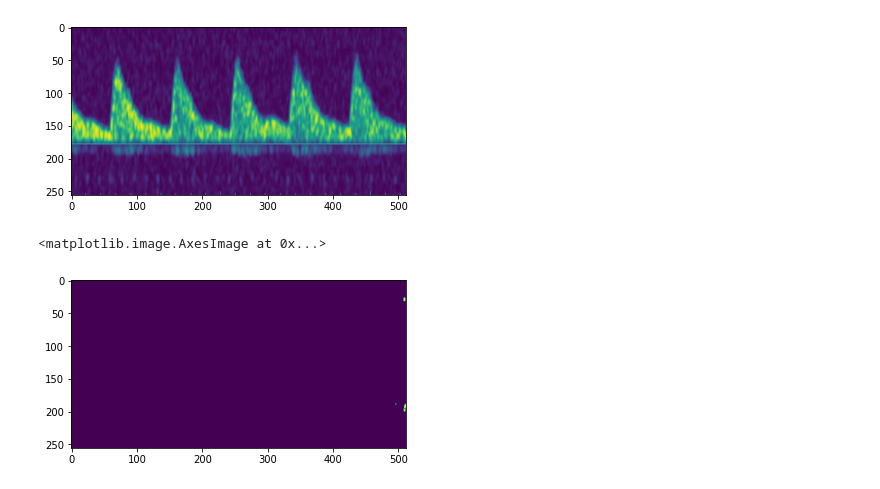
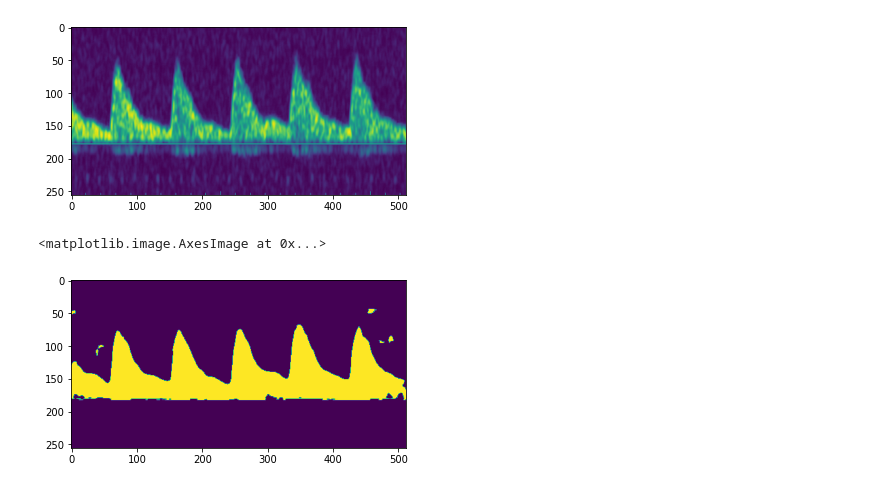
Before and after one commit to iago2900/DopplerSegmentation_iago, a Jupyter notebook: model loading and evaluation.ipynb, the cells around one changed output. Saved outputs shown, nothing was run; the diff lists cells and outputs as text; code cells hidden in the pictures.

Commit message:
Wnet con 1 chann out, 8 batch

```diff
--- a/model loading and evaluation.ipynb
+++ b/model loading and evaluation.ipynb
@@ -5,7 +5,7 @@ import pickle
 import cv2
 import sak.torch.image.data
 # %%
-model = torch.load('C:/Users/hp240/Documents/IAGO/EBM/TFG/TrainedModels/Wnet_check_init_mask/model_best.model')
+model = torch.load('C:/Users/hp240/Documents/IAGO/EBM/TFG/TrainedModels/Wnet_check_9job/model_best.model')
 model.state_dict()
 model.eval()
 # %% [output]
@@ -28,7 +28,7 @@ ModelWrapper(
 )
 # %%
 # 2) Load test set
-with open("C:/Users/hp240/Documents/IAGO/EBM/TFG/TrainedModels/Wnet_check_init_mask/execution_info.pkl", "rb") as f:
+with open("C:/Users/hp240/Documents/IAGO/EBM/TFG/TrainedModels/Wnet_check_9job/execution_info.pkl", "rb") as f:
     keys_test = pickle.load(f)["keys_test"]
 # %%
 import matplotlib.pyplot as plt
@@ -177,16 +177,16 @@ plt.imshow(x)
 # %%
 import sak.torch.image.data.augmentation
 
 x_torch = torch.tensor(x)[None,None]
 
 inputs = {'x' : x_torch.float()}
 
 sak.torch.image.data.augmentation.RescaleIntensity(inputs)
 
 output = model(inputs)
 out_numpy = output['sigmoid'].cpu().detach().numpy().squeeze()
 
-plt.imshow(out_numpy)
+plt.imshow(out_numpy[2,:,:])
 # %% [output]
 <matplotlib.image.AxesImage at 0x...>
-[figure, old version]
+[figure, new version]
```
Also changed, not shown: parts of 1 cell of this notebook, 2 other files.
